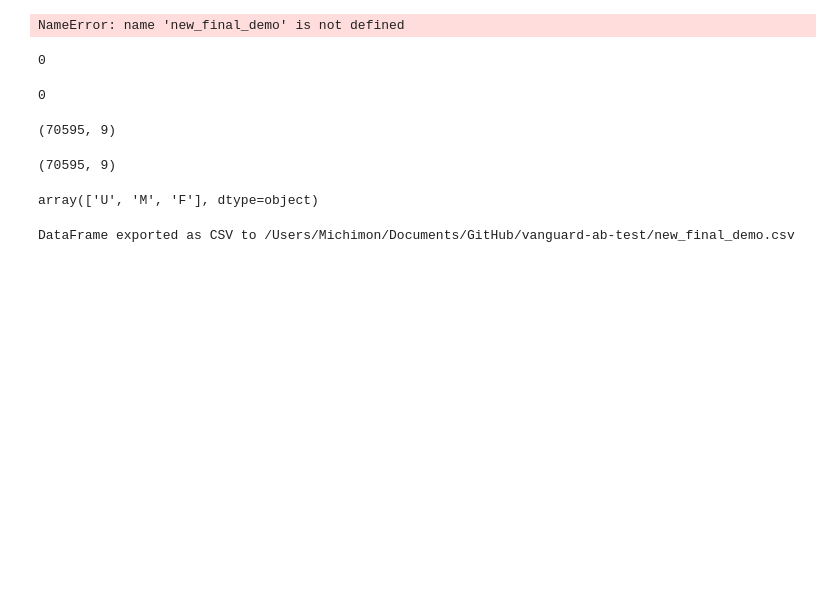
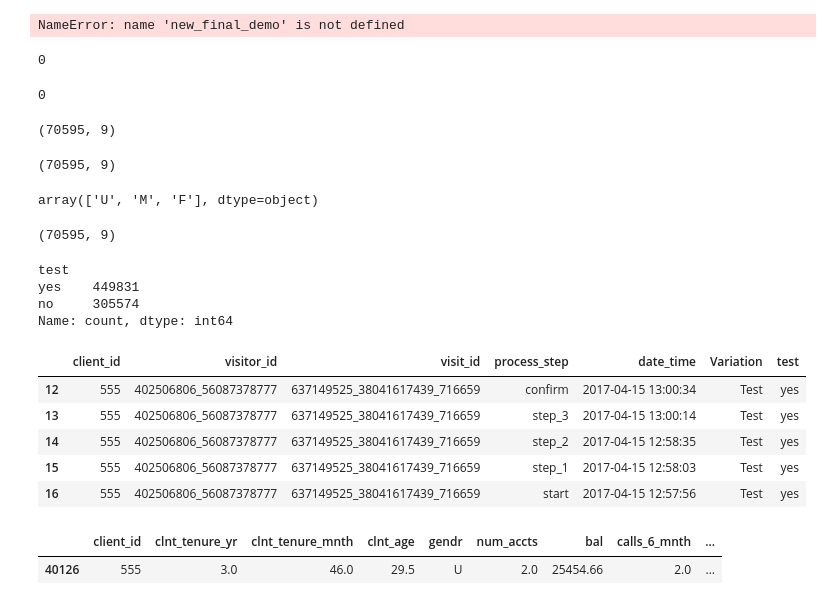
Before and after one commit to SrnrZ/vanguard-ab-test, a Jupyter notebook: Wrangling part1&2 Merge final.ipynb, the cells around one changed output. Cells and saved outputs as stored; diff of their text form; code cells hidden in the pictures; blank space fills up the shorter version.

```diff
--- a/Wrangling part1&2 Merge final.ipynb
+++ b/Wrangling part1&2 Merge final.ipynb
@@ -359,15 +335,3 @@ df['gendr'].unique()
 array(['U', 'M', 'F'], dtype=object)
 # %%
 new_final_demo = df
-# %%
-# Specify the folder path and file name
-folder_path = '/Users/Michimon/Documents/GitHub/vanguard-ab-test'  # Replace with your folder path
-file_name = 'new_final_demo.csv'
-full_path = f'{folder_path}/{file_name}'
-
-# Export the DataFrame to CSV
-new_final_demo.to_csv(full_path, index=False)  # index=False to avoid writing row indices
-
-print(f'DataFrame exported as CSV to {full_path}')
-# %% [output]
-DataFrame exported as CSV to /Users/Michimon/Documents/GitHub/vanguard-ab-test/new_final_demo.csv
@@ -373,0 +348,27 @@ DataFrame exported as CSV to /Users/Michimon/Documents/GitHub/vanguard-ab-test/n
+# %%
+new_final_demo.shape
+# %% [output]
+(70595, 9)
+# %%
+client_old_new_df['test'].value_counts()
+# %% [output]
+test
+yes    449831
+no     305574
+Name: count, dtype: int64
+# %%
+client169 = client_old_new_df[client_old_new_df['client_id'] == 555]
+client169
+# %% [output]
+|  | client_id | visitor_id | visit_id | process_step | date_time | Variation | test |
+| 12 | 555 | 402506806_56087378777 | 637149525_38041617439_716659 | confirm | 2017-04-15 13:00:34 | Test | yes |
+| 13 | 555 | 402506806_56087378777 | 637149525_38041617439_716659 | step_3 | 2017-04-15 13:00:14 | Test | yes |
+| 14 | 555 | 402506806_56087378777 | 637149525_38041617439_716659 | step_2 | 2017-04-15 12:58:35 | Test | yes |
+| 15 | 555 | 402506806_56087378777 | 637149525_38041617439_716659 | step_1 | 2017-04-15 12:58:03 | Test | yes |
+| 16 | 555 | 402506806_56087378777 | 637149525_38041617439_716659 | start | 2017-04-15 12:57:56 | Test | yes |
+# %%
+client169 = new_final_demo[new_final_demo['client_id'] == 555]
+client169
+# %% [output]
+|  | client_id | clnt_tenure_yr | clnt_tenure_mnth | clnt_age | gendr | num_accts | bal | calls_6_mnth | ... |
+| 40126 | 555 | 3.0 | 46.0 | 29.5 | U | 2.0 | 25454.66 | 2.0 | ... |
```
Also changed, not shown: parts of 14 cells of this notebook.
